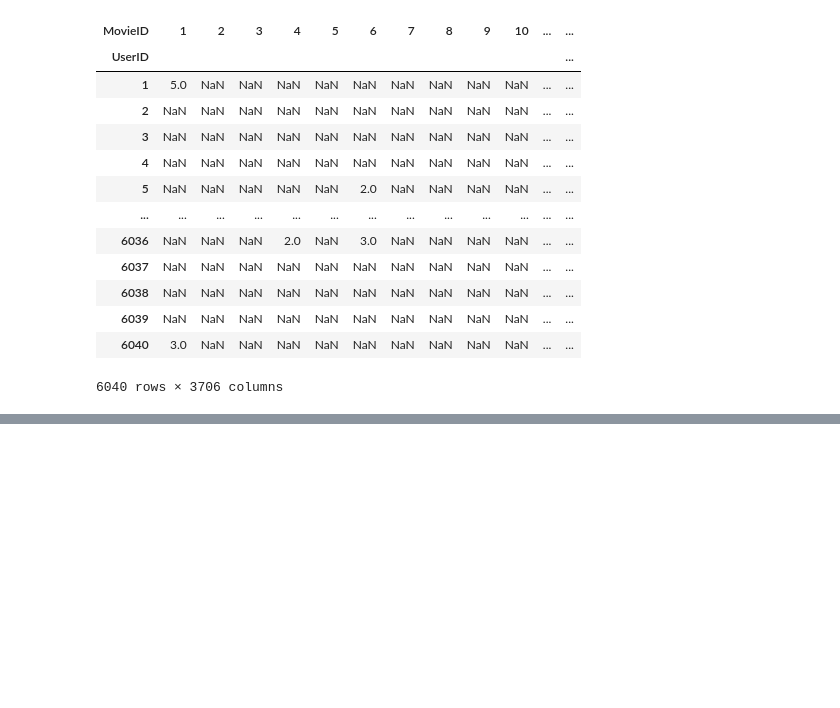
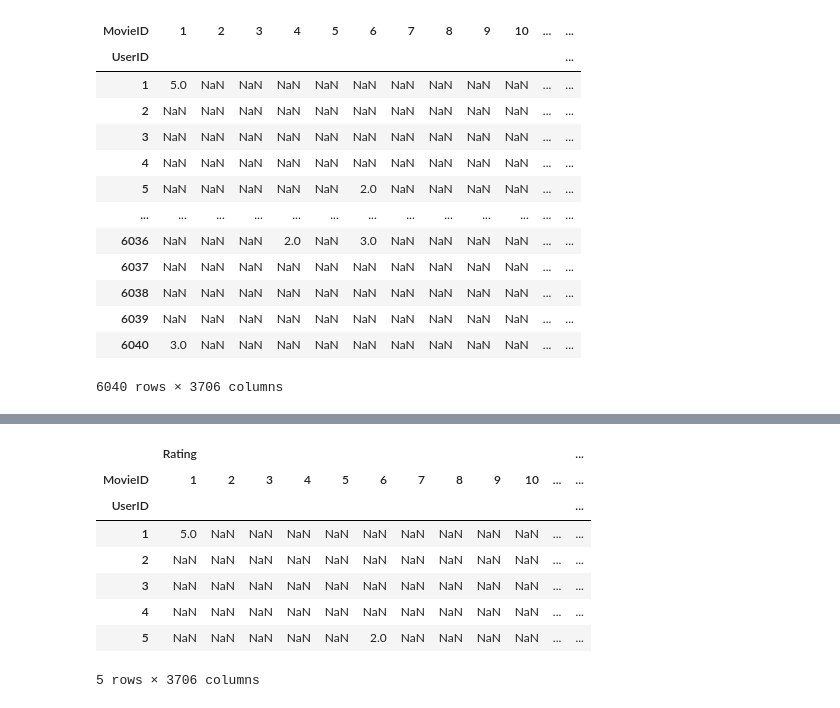
Before and after one commit to kimberlyydanij/python_demo, a Jupyter notebook: python_31_영화추천.ipynb, the cells around one changed output, grey strips where cells are left out. Drawn from its saved outputs; the diff is of its cells as text; code cells hidden in the pictures; blank space fills up the shorter version.

```diff
--- a/python_31_영화추천.ipynb
+++ b/python_31_영화추천.ipynb
@@ -381,0 +428,3 @@ recommendation_pivot
+# %%
+#set_index에 이름을 여러개 넣으면 MultiIndex가 된다.
+recommendation_data.set_index(['UserID', 'MovieID'])
@@ -381,0 +455,16 @@ recommendation_pivot
+# %%
+#unstack은 index를 column으로 만들어 준다.
+#stack은 column을 index로 만들어 준다.
+data_unstack = recommendation_data.set_index(['UserID', 'MovieID']).unstack().copy()
+# %%
+data_unstack.head()
+# %% [output]
+|  | Rating |  |  |  |  |  |  |  |  |  |  | ... |
+| MovieID | 1 | 2 | 3 | 4 | 5 | 6 | 7 | 8 | 9 | 10 | ... | ... |
+| UserID |  |  |  |  |  |  |  |  |  |  |  | ... |
+| 1 | 5.0 | NaN | NaN | NaN | NaN | NaN | NaN | NaN | NaN | NaN | ... | ... |
+| 2 | NaN | NaN | NaN | NaN | NaN | NaN | NaN | NaN | NaN | NaN | ... | ... |
+| 3 | NaN | NaN | NaN | NaN | NaN | NaN | NaN | NaN | NaN | NaN | ... | ... |
+| 4 | NaN | NaN | NaN | NaN | NaN | NaN | NaN | NaN | NaN | NaN | ... | ... |
+| 5 | NaN | NaN | NaN | NaN | NaN | 2.0 | NaN | NaN | NaN | NaN | ... | ... |
+5 rows × 3706 columns
```
Also changed, not shown: parts of 49 cells of this notebook.
